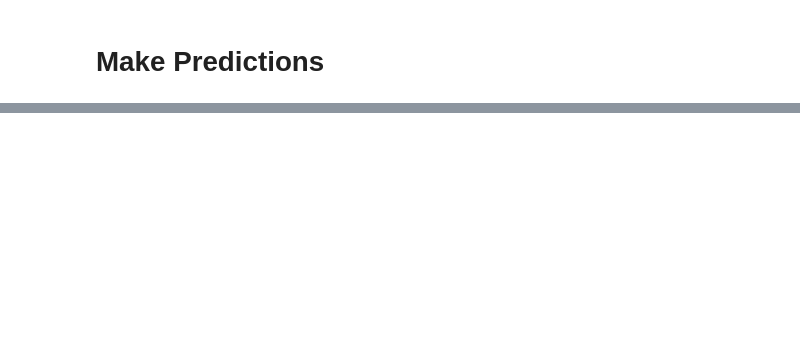
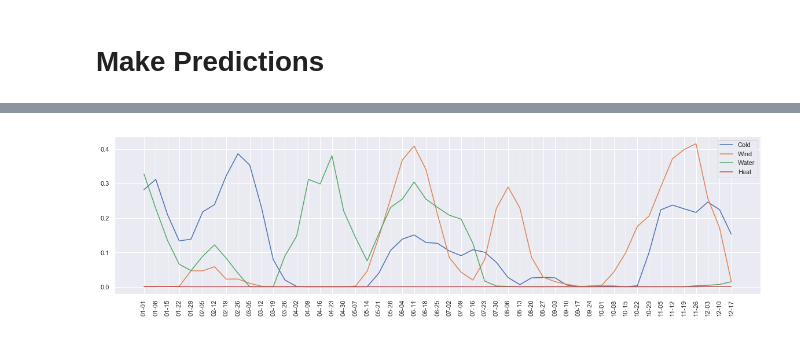
Before and after one commit to jonhartm/SI671_Project, a Jupyter notebook: SI671-Project.ipynb, the cells around one changed output, grey strips where cells are left out. Cells and saved outputs as stored; diff of their text form; code cells hidden in the pictures; blank space fills up the shorter version.

```diff
--- a/SI671-Project.ipynb
+++ b/SI671-Project.ipynb
@@ -874,0 +575,5 @@ for month in range(1,13):
+# %%
+# super simple - find an event at random that occured after 2016
+def get_positive_event():
+    event = detail_data[detail_data.BEGIN_DATE > '2016-01-01'].sample()
+    return event.EVENT_TYPE.values[0], event.META_TYPE.values[0], (event.BEGIN_LAT.values[0], event.BEGIN_LON.values[0]), event.BEGIN_DATE.values[0]
@@ -874,0 +614,4 @@ for month in range(1,13):
+# %%
+def running_mean(x, N):
+    cumsum = np.cumsum(np.insert(x, 0, 0))
+    return (cumsum[N:] - cumsum[:-N]) / float(N)
@@ -874,0 +956,30 @@ for month in range(1,13):
+# %%
+weekly_p_sim = pd.read_csv("weekly_p_sim.csv")
+weekly_p_sim.set_index("GEOID", inplace=True)
+# %%
+cold_p_sim = weekly_p_sim.iloc[:,9:62].copy()
+all_p_sim = weekly_p_sim.iloc[:,62:115].copy()
+wind_p_sim = weekly_p_sim.iloc[:,115:168].copy()
+water_p_sim = weekly_p_sim.iloc[:,168:221].copy()
+other_p_sim = weekly_p_sim.iloc[:,221:274].copy()
+heat_p_sim = weekly_p_sim.iloc[:,274:327].copy()
+# %%
+sns.set()
+geo_id = 26161
+rolling = 3
+date = datetime.strptime('01/01/18', '%m/%d/%y')
+date_list = ["{:%m-%d}".format(date+timedelta(days=x)) for x in range(0, 365, 7)]
+
+f, ax = plt.subplots(1, figsize=(20,5))
+sns.lineplot(y=running_mean(cold_p_sim.loc[geo_id].values, rolling), x=date_list[:-rolling+1])
+sns.lineplot(y=running_mean(wind_p_sim.loc[geo_id].values, rolling), x=date_list[:-rolling+1])
+sns.lineplot(y=running_mean(water_p_sim.loc[geo_id].values, rolling), x=date_list[:-rolling+1])
+sns.lineplot(y=running_mean(heat_p_sim.loc[geo_id].values, rolling), x=date_list[:-rolling+1])
+
+ax.legend(['Cold','Wind','Water','Heat'])
+plt.xticks(rotation=90)
+
+plt.savefig("aa_plot.png")
+plt.show()
+# %% [output]
+[figure, added]
```
Also changed, not shown: parts of 69 cells of this notebook.
